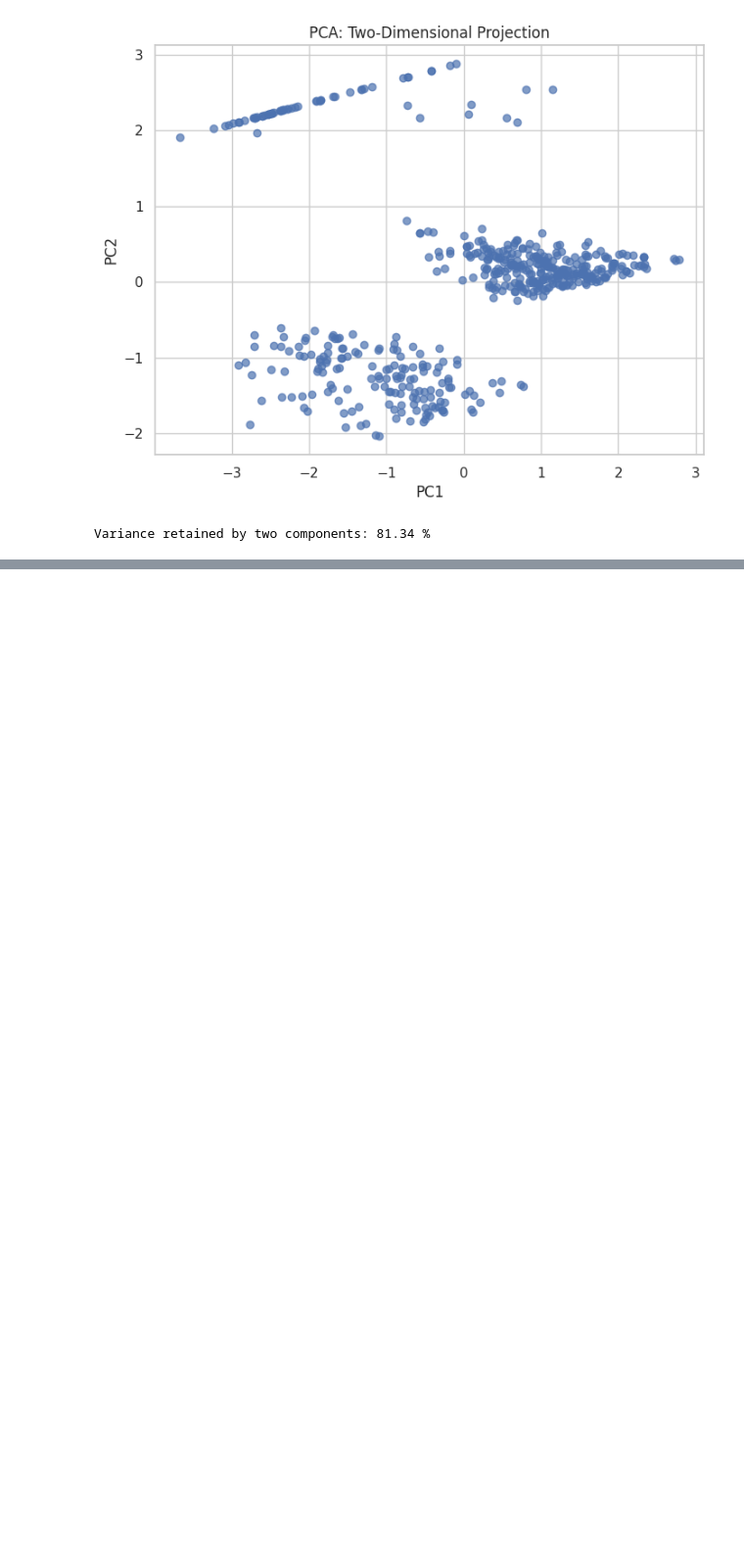
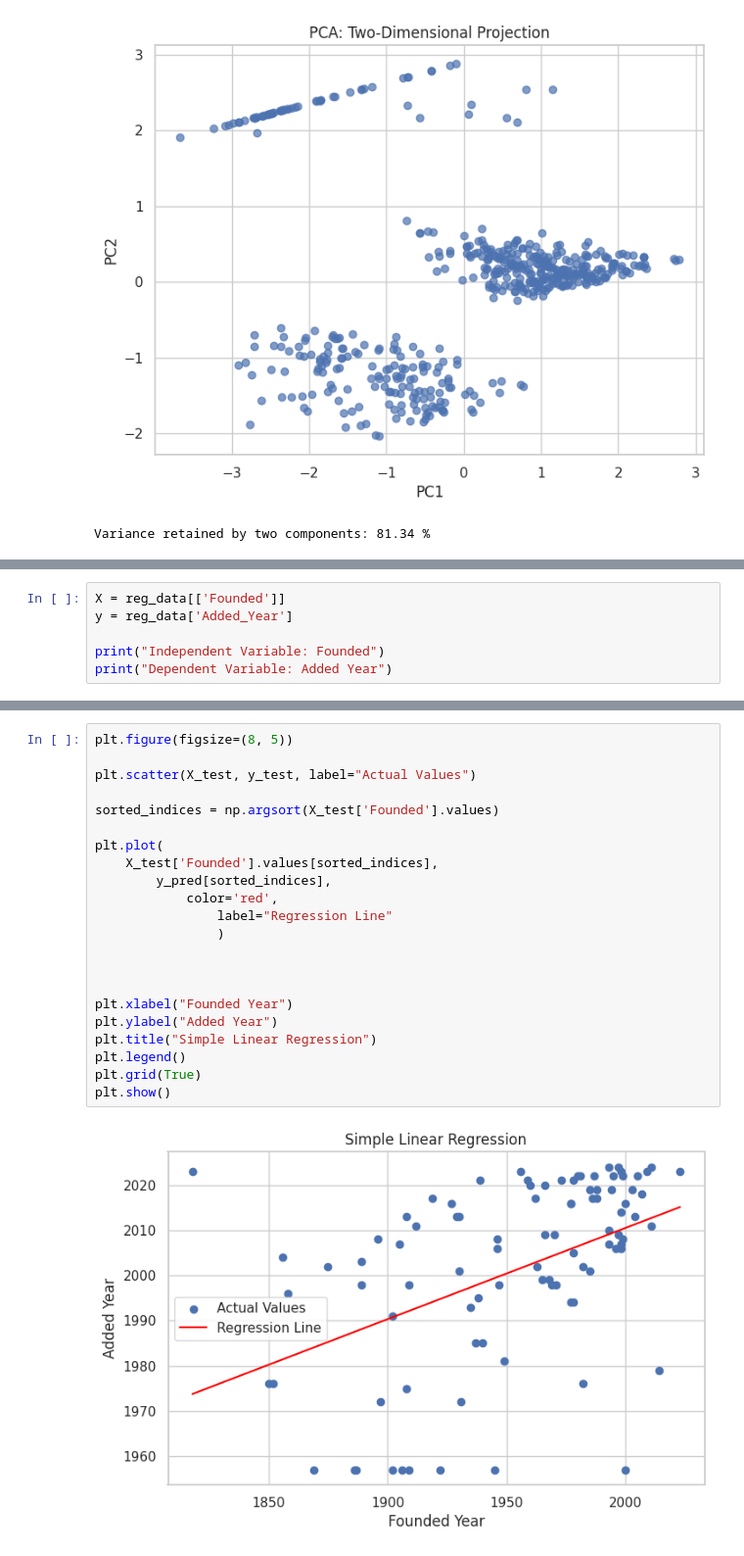
Before and after one commit to nimmakayalaakshaya/akshaya_nimmakayala, a Jupyter notebook: phase1.ipynb, the cells around one changed output, grey strips where cells are left out. Shown at 98% size. Drawn from its saved outputs; the diff is of its cells as text; blank space fills up the shorter version.

```diff
--- a/phase1.ipynb
+++ b/phase1.ipynb
@@ -1126,0 +1157,6 @@ Variance retained by two components: 81.34 %
+# %%
+X = reg_data[['Founded']]
+y = reg_data['Added_Year']
+
+print("Independent Variable: Founded")
+print("Dependent Variable: Added Year")
@@ -1126,0 +1271,24 @@ Variance retained by two components: 81.34 %
+# %%
+plt.figure(figsize=(8, 5))
+
+plt.scatter(X_test, y_test, label="Actual Values")
+
+sorted_indices = np.argsort(X_test['Founded'].values)
+
+plt.plot(
+    X_test['Founded'].values[sorted_indices],
+        y_pred[sorted_indices],
+            color='red',
+                label="Regression Line"
+                )
+
+
+
+plt.xlabel("Founded Year")
+plt.ylabel("Added Year")
+plt.title("Simple Linear Regression")
+plt.legend()
+plt.grid(True)
+plt.show()
+# %% [output]
+[figure, added]
```
Also changed, not shown: parts of 10 cells of this notebook.
